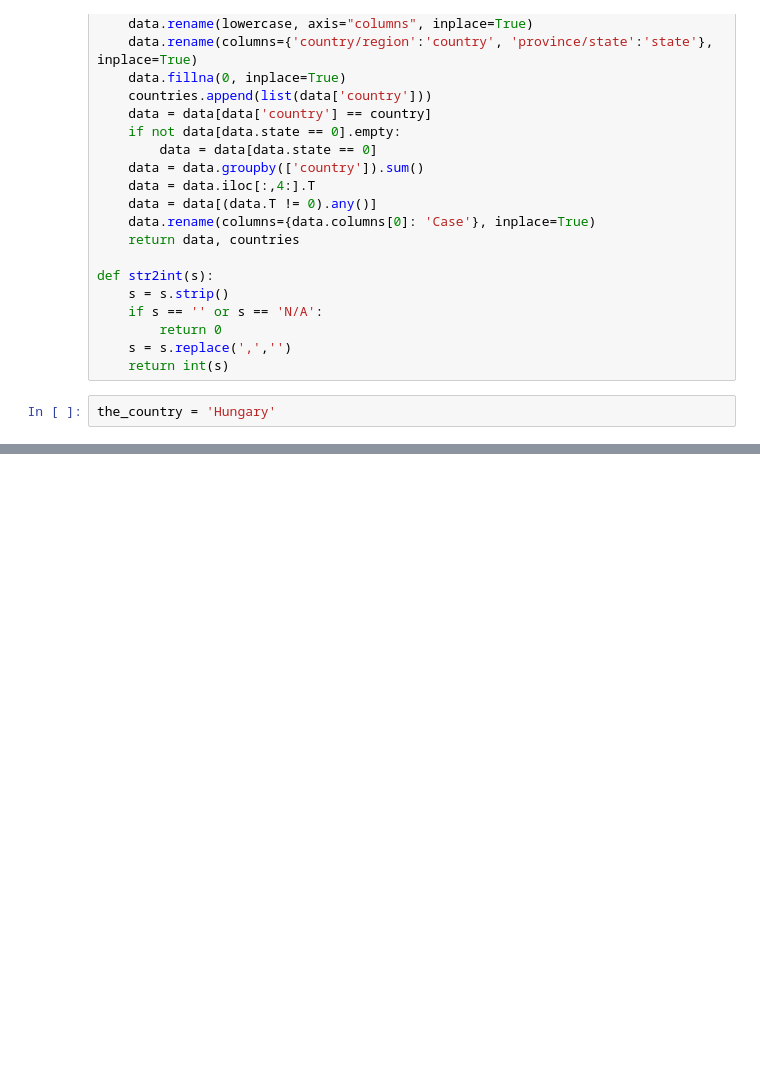
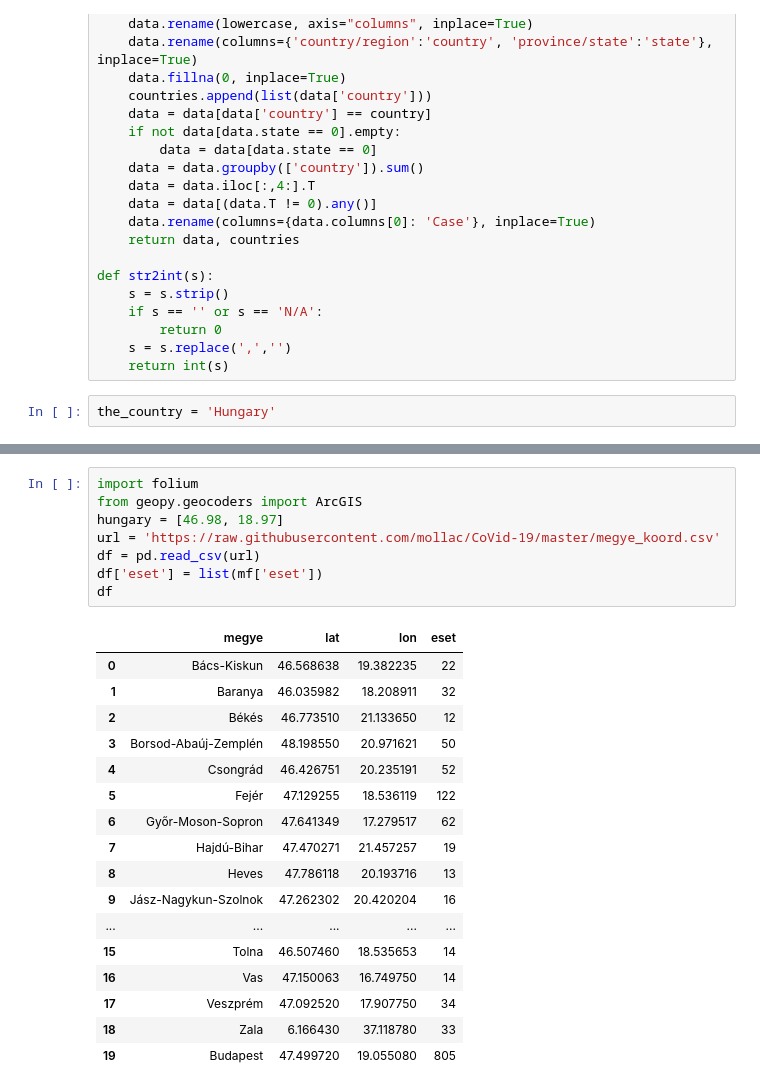
Before and after one commit to mollac/CoVid-19, a Jupyter notebook: corona.ipynb, the cells around one changed output, grey strips where cells are left out. Saved outputs shown, nothing was run; the diff lists cells and outputs as text; blank space fills up the shorter version.

```diff
--- a/corona.ipynb
+++ b/corona.ipynb
@@ -297,0 +277,26 @@ plt.show()
+# %%
+import folium
+from geopy.geocoders import ArcGIS
+hungary = [46.98, 18.97]
+url = 'https://raw.githubusercontent.com/mollac/CoVid-19/master/megye_koord.csv'
+df = pd.read_csv(url)
+df['eset'] = list(mf['eset'])
+df
+# %% [output]
+|  | megye | lat | lon | eset |
+| 0 | Bács-Kiskun | 46.568638 | 19.382235 | 22 |
+| 1 | Baranya | 46.035982 | 18.208911 | 32 |
+| 2 | Békés | 46.773510 | 21.133650 | 12 |
+| 3 | Borsod-Abaúj-Zemplén | 48.198550 | 20.971621 | 50 |
+| 4 | Csongrád | 46.426751 | 20.235191 | 52 |
+| 5 | Fejér | 47.129255 | 18.536119 | 122 |
+| 6 | Győr-Moson-Sopron | 47.641349 | 17.279517 | 62 |
+| 7 | Hajdú-Bihar | 47.470271 | 21.457257 | 19 |
+| 8 | Heves | 47.786118 | 20.193716 | 13 |
+| 9 | Jász-Nagykun-Szolnok | 47.262302 | 20.420204 | 16 |
+| ... | ... | ... | ... | ... |
+| 15 | Tolna | 46.507460 | 18.535653 | 14 |
+| 16 | Vas | 47.150063 | 16.749750 | 14 |
+| 17 | Veszprém | 47.092520 | 17.907750 | 34 |
+| 18 | Zala | 6.166430 | 37.118780 | 33 |
+| 19 | Budapest | 47.499720 | 19.055080 | 805 |
```
Also changed, not shown: parts of 10 cells of this notebook.
